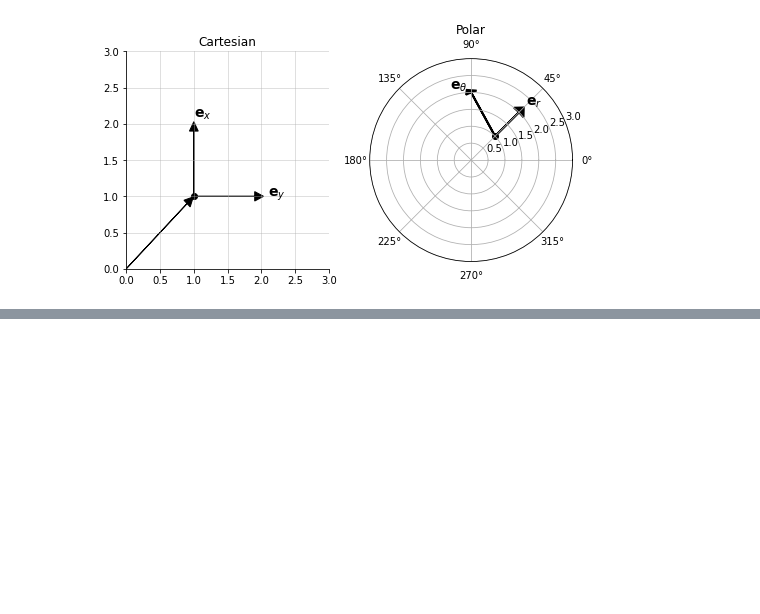
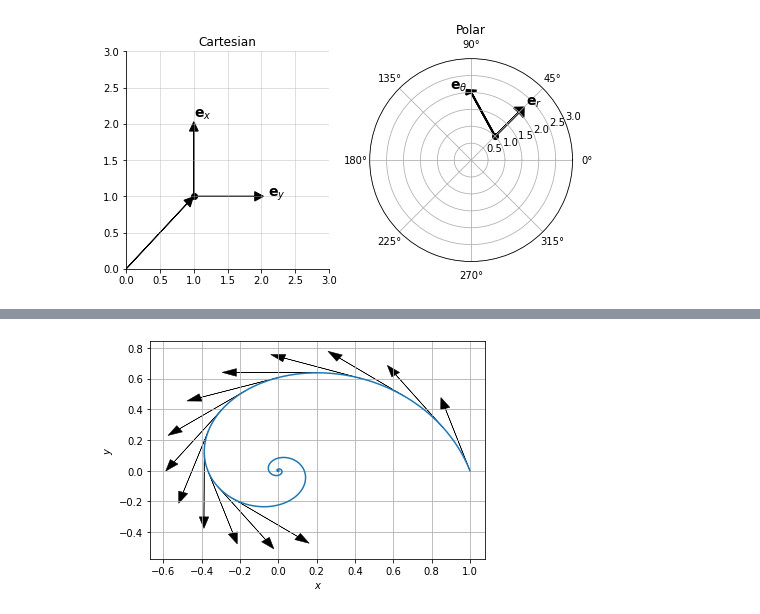
Before and after one commit to eddardd/eddardd.github.io, a Jupyter notebook: _posts/notebooks/Calculus Derivatives.ipynb, the cells around one changed output, grey strips where cells are left out. Cells and saved outputs as stored; diff of their text form; code cells hidden in the pictures; blank space fills up the shorter version.

```diff
--- a/_posts/notebooks/Calculus Derivatives.ipynb
+++ b/_posts/notebooks/Calculus Derivatives.ipynb
@@ -238,0 +241,18 @@ dir(ax2)
+# %%
+t = np.linspace(0, 10, 1000)
+x, y = gamma(t)
+dx, dy = d_gamma(t)
+# %%
+plt.plot(x, y)
+
+for n in [0, 10, 20, 30, 40, 50, 60, 70, 80, 90, 100, 110, 120]:
+    plt.arrow(x[n], y[n], 0.5 * dx[n], 0.5 * dy[n],
+              shape='full', lw=0.5, length_includes_head=True, head_width=.05,
+              edgecolor='k', facecolor='k')
+
+plt.grid()
+plt.ylabel('$y$')
+plt.xlabel('$x$')
+plt.savefig('../../images/PostFigures/Calculus/TangentArrows.png')
+# %% [output]
+[figure, added]
```
Also changed, not shown: parts of 7 cells of this notebook, 3 other files.
